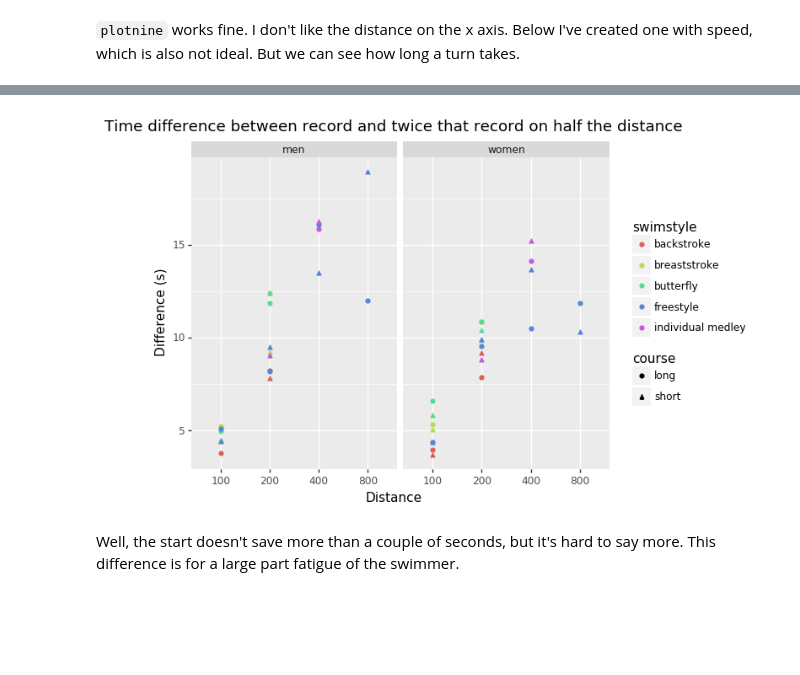
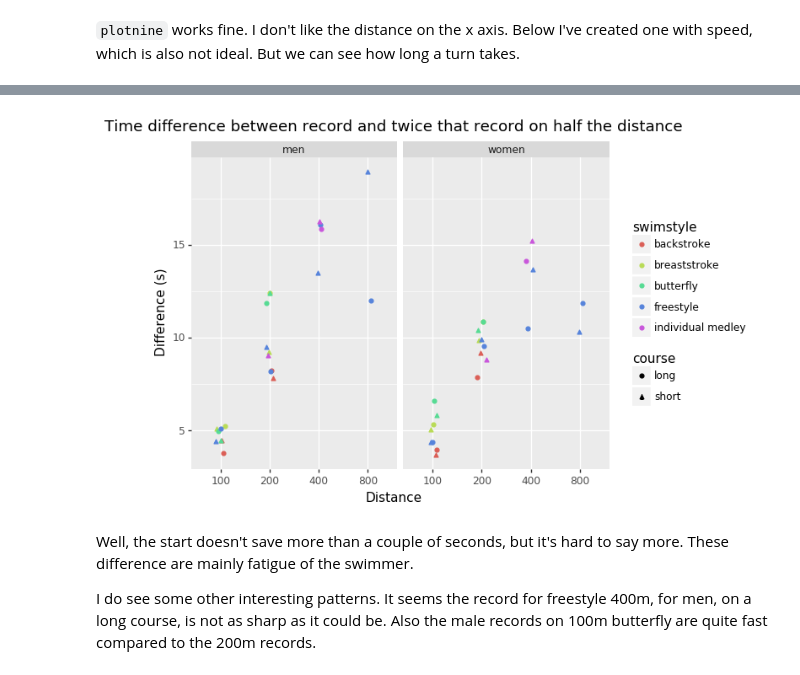
Before and after one commit to Gijs-Koot/Gijs-Koot.github.io, a Jupyter notebook: notebooks/swimming-records.ipynb, the cells around one changed output, grey strips where cells are left out. Saved outputs shown, nothing was run; the diff lists cells and outputs as text; code cells hidden in the pictures; blank space fills up the shorter version.

```diff
--- a/notebooks/swimming-records.ipynb
+++ b/notebooks/swimming-records.ipynb
@@ -370,16 +387,20 @@ view.sample(5)
 # %%
 q = (view.category != "mixed") & ~view.swimstyle.str.contains("relay")
 
 fig = pn.ggplot(view[q].dropna()) + \
-    pn.geom_point(pn.aes(x = "factor(distance)", y = "difference", color = "swimstyle", shape = "course")) + \
+    pn.geom_jitter(
+        pn.aes(x = "factor(distance)", y = "difference", color = "swimstyle", shape = "course"),
+        width = .1, height = 0) + \
     pn.facet_wrap(facets = "category") + \
     pn.labs(
         x = "Distance",
         y = "Difference (s)",
         title = "Time difference between record and twice that record on half the distance")
 
 fig.draw();
 # %% [output]
-[figure, old version]
+[figure, new version]
 # %% [markdown]
-Well, the start doesn't save more than a couple of seconds, but it's hard to say more. This difference is for a large part fatigue of the swimmer.
+Well, the start doesn't save more than a couple of seconds, but it's hard to say more. These difference are mainly fatigue of the swimmer.
+
+I do see some other interesting patterns. It seems the record for freestyle 400m, for men, on a long course, is not  as sharp as it could be. Also the male records on 100m butterfly are quite fast compared to the 200m records.
```
Also changed, not shown: parts of 22 cells of this notebook, 6 other files.
